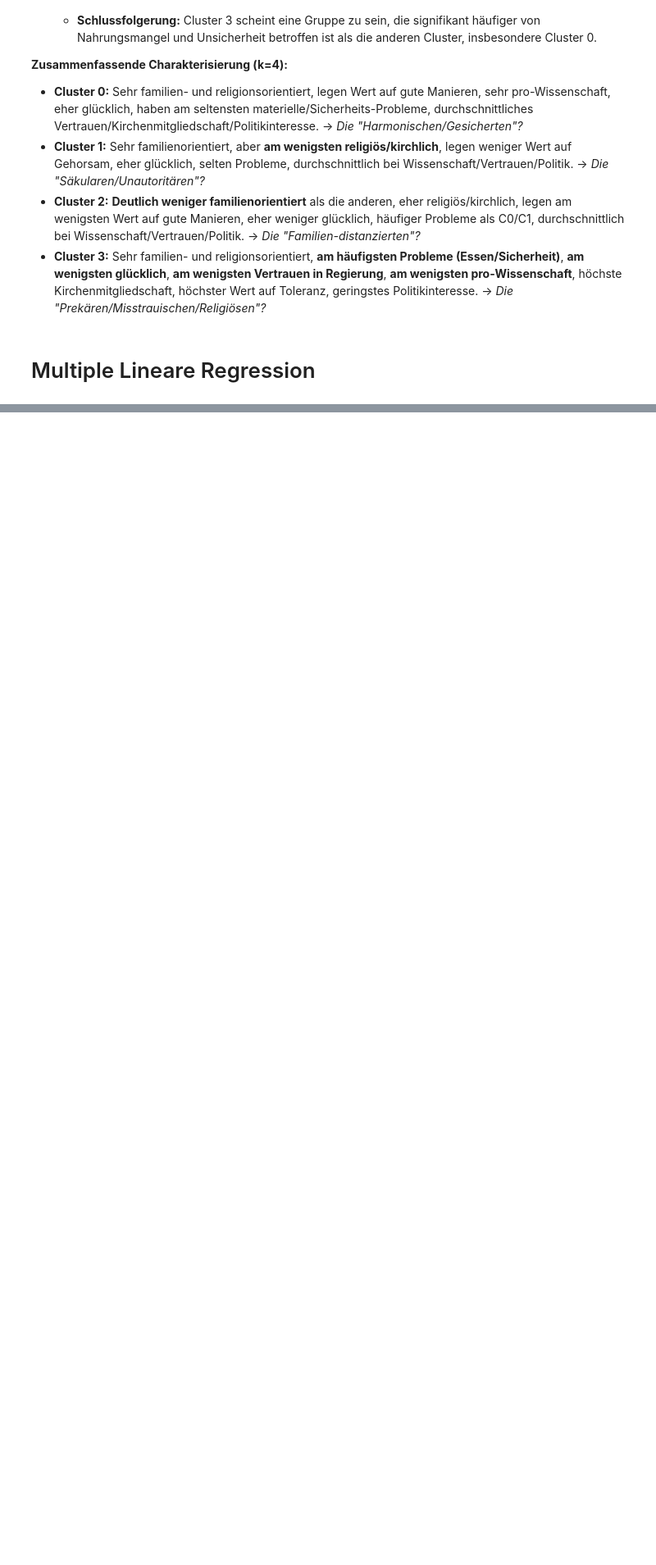
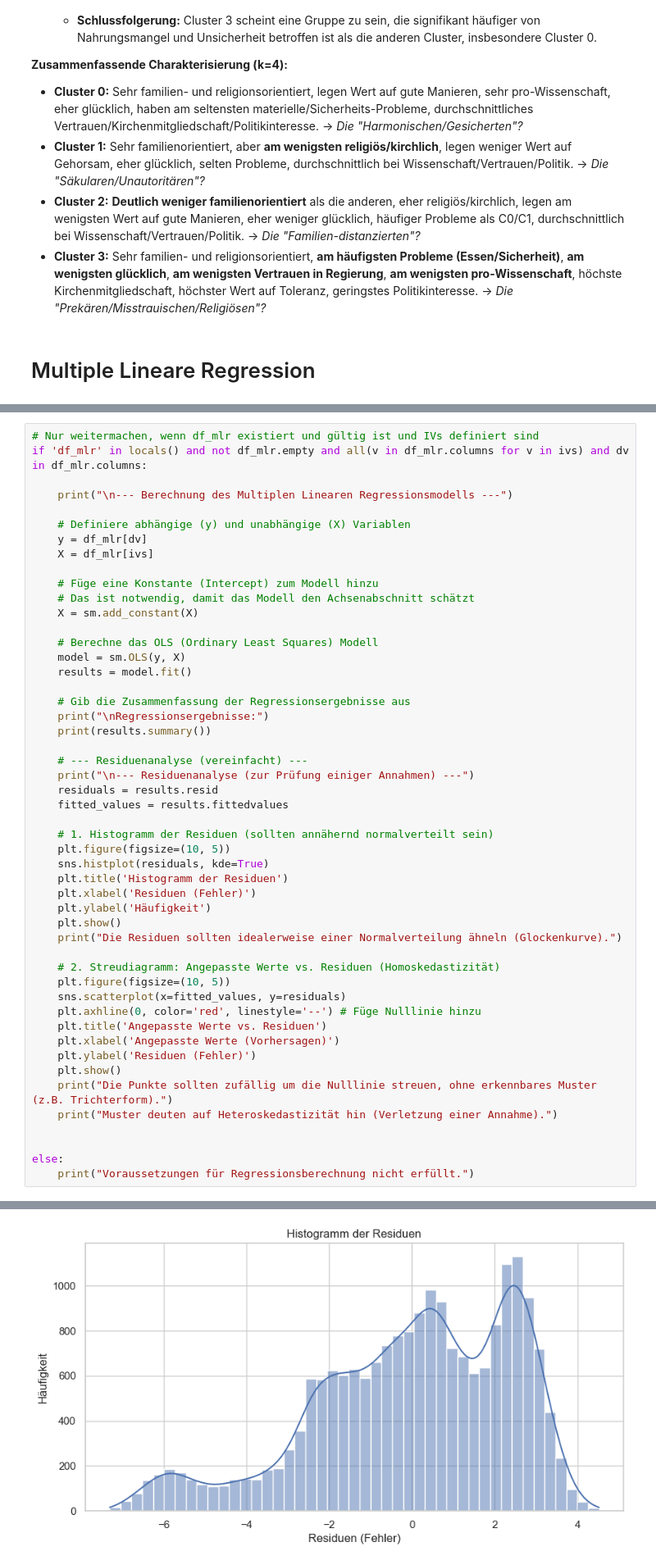
Before and after one commit to TobiasMaissen/cas_statistik_davi, a Jupyter notebook: statistik.ipynb, the cells around one changed output, grey strips where cells are left out. Shown at 82% size. Saved outputs shown, nothing was run; the diff lists cells and outputs as text; blank space fills up the shorter version.

```diff
--- a/statistik.ipynb
+++ b/statistik.ipynb
@@ -2080,0 +2251,51 @@ Man vergleicht die Werte für dieselbe Variable **zwischen den Clustern**.
+# %%
+# Nur weitermachen, wenn df_mlr existiert und gültig ist und IVs definiert sind
+if 'df_mlr' in locals() and not df_mlr.empty and all(v in df_mlr.columns for v in ivs) and dv in df_mlr.columns:
+
+    print("\n--- Berechnung des Multiplen Linearen Regressionsmodells ---")
+
+    # Definiere abhängige (y) und unabhängige (X) Variablen
+    y = df_mlr[dv]
+    X = df_mlr[ivs]
+
+    # Füge eine Konstante (Intercept) zum Modell hinzu
+    # Das ist notwendig, damit das Modell den Achsenabschnitt schätzt
+    X = sm.add_constant(X)
+
+    # Berechne das OLS (Ordinary Least Squares) Modell
+    model = sm.OLS(y, X)
+    results = model.fit()
+
+    # Gib die Zusammenfassung der Regressionsergebnisse aus
+    print("\nRegressionsergebnisse:")
+    print(results.summary())
+
+    # --- Residuenanalyse (vereinfacht) ---
+    print("\n--- Residuenanalyse (zur Prüfung einiger Annahmen) ---")
+    residuals = results.resid
+    fitted_values = results.fittedvalues
+
+    # 1. Histogramm der Residuen (sollten annähernd normalverteilt sein)
+    plt.figure(figsize=(10, 5))
+    sns.histplot(residuals, kde=True)
+    plt.title('Histogramm der Residuen')
+    plt.xlabel('Residuen (Fehler)')
+    plt.ylabel('Häufigkeit')
+    plt.show()
+    print("Die Residuen sollten idealerweise einer Normalverteilung ähneln (Glockenkurve).")
+
+    # 2. Streudiagramm: Angepasste Werte vs. Residuen (Homoskedastizität)
+    plt.figure(figsize=(10, 5))
+    sns.scatterplot(x=fitted_values, y=residuals)
+    plt.axhline(0, color='red', linestyle='--') # Füge Nulllinie hinzu
+    plt.title('Angepasste Werte vs. Residuen')
+    plt.xlabel('Angepasste Werte (Vorhersagen)')
+    plt.ylabel('Residuen (Fehler)')
+    plt.show()
+    print("Die Punkte sollten zufällig um die Nulllinie streuen, ohne erkennbares Muster (z.B. Trichterform).")
+    print("Muster deuten auf Heteroskedastizität hin (Verletzung einer Annahme).")
+
+
+else:
+    print("Voraussetzungen für Regressionsberechnung nicht erfüllt.")
+# %% [output]
@@ -2080,0 +2319 @@ Man vergleicht die Werte für dieselbe Variable **zwischen den Clustern**.
+[figure, added]
```
Also changed, not shown: parts of 11 cells of this notebook.
